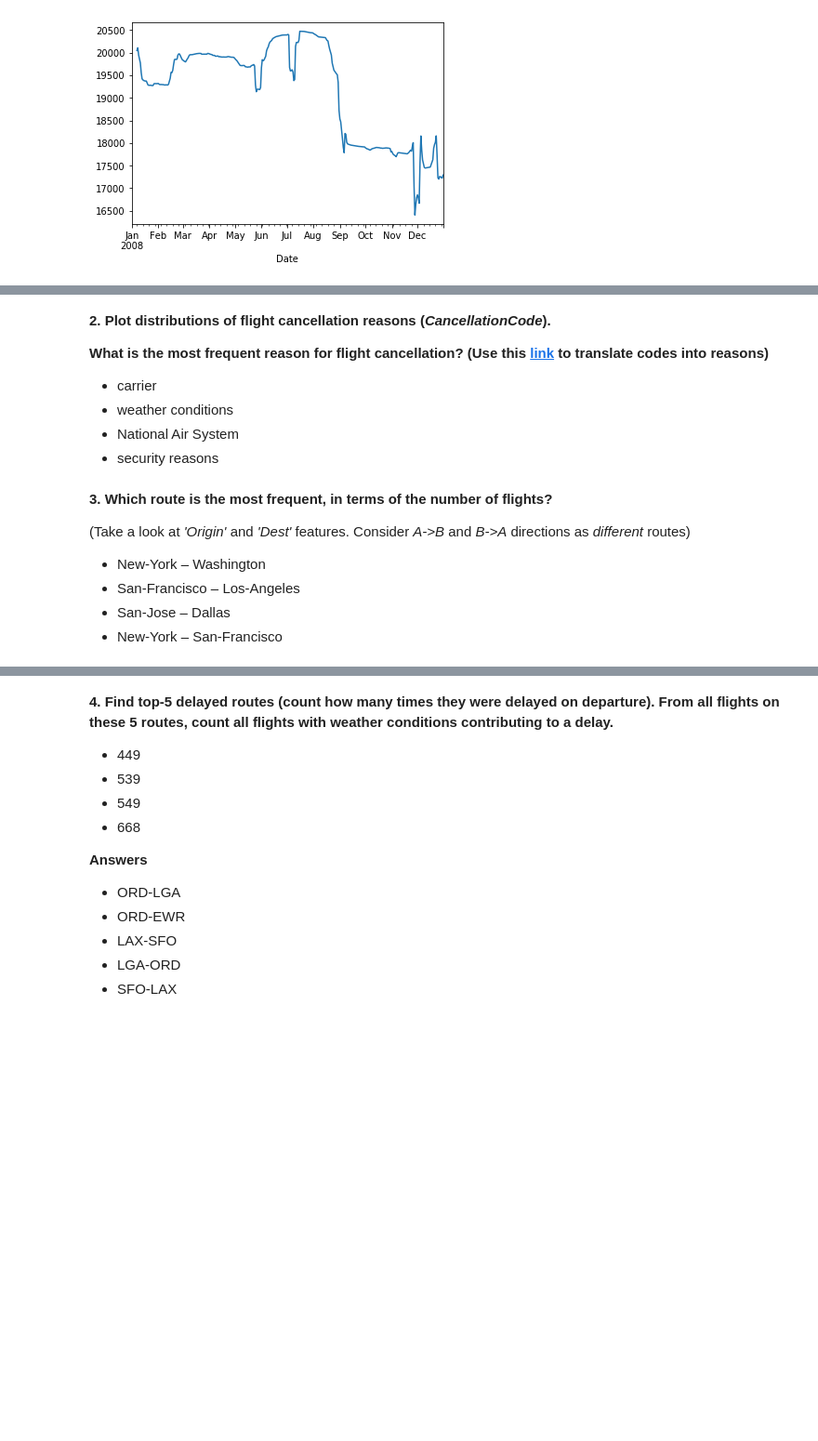
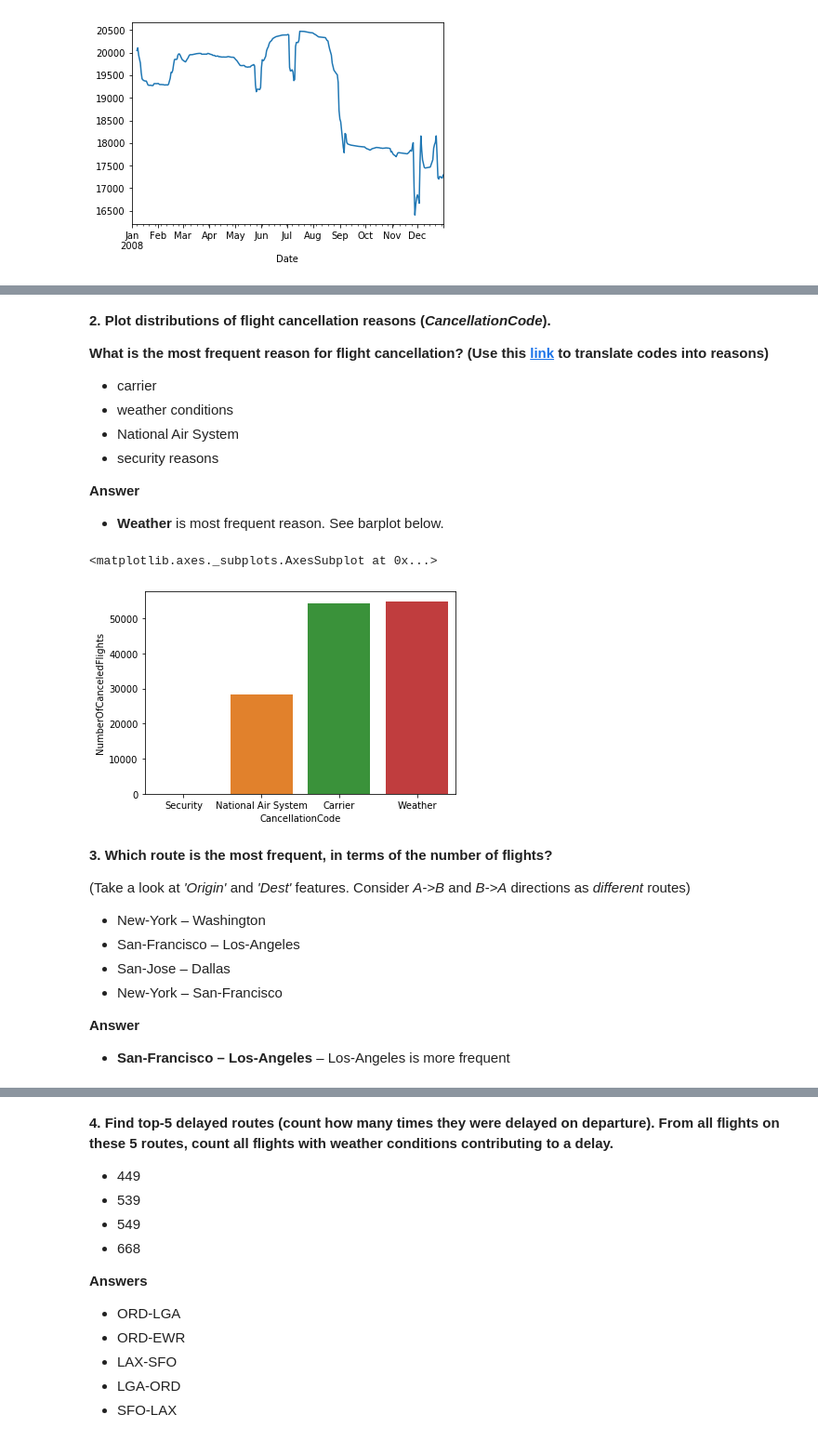
Before and after one commit to Vakterman/mlcourse_dubai, a Jupyter notebook: jupyter_notebooks/Lecture_02_visual_data_analysis/topic-2-visual-data-analysis_ASSIGNMENT.ipynb, the cells around one changed output, grey strips where cells are left out. Shown: that part at 93% size. Cells and saved outputs as stored; diff of their text form; code cells hidden in the pictures; blank space fills up the shorter version.

```diff
--- a/jupyter_notebooks/Lecture_02_visual_data_analysis/topic-2-visual-data-analysis_ASSIGNMENT.ipynb
+++ b/jupyter_notebooks/Lecture_02_visual_data_analysis/topic-2-visual-data-analysis_ASSIGNMENT.ipynb
@@ -241,3 +279,6 @@ num_flights_by_date.rolling(window=7).mean().plot();
 - weather conditions
 - National Air System
 - security reasons
+
+**Answer**
+- <b>Weather</b> is most frequent reason. See barplot below.
@@ -246,3 +285,20 @@ num_flights_by_date.rolling(window=7).mean().plot();
+# %%
+# You code here
+# You code here
+cancelationCodes = {'A':'Carrier','B':'Weather','C'	:'National Air System','D': 'Security' }
+flights_with_known_cancellation_reason = flights_df[flights_df['CancellationCode'].notnull()]
+framed_number_of_canceled_flights = flights_with_known_cancellation_reason.groupby('CancellationCode').size()
+framed_number_of_canceled_flights.sort_values(inplace=True)
+framed_number_of_canceled_flights = framed_number_of_canceled_flights.to_frame()
+framed_number_of_canceled_flights.columns = ['NumberOfCanceledFlights']
+framed_number_of_canceled_flights['CancellationCode'] = framed_number_of_canceled_flights.index
+framed_number_of_canceled_flights['CancellationCode'] = framed_number_of_canceled_flights['CancellationCode'].map(cancelationCodes)
+
+
+sns.barplot(x='CancellationCode', y='NumberOfCanceledFlights', data=framed_number_of_canceled_flights)
+# %% [output]
+<matplotlib.axes._subplots.AxesSubplot at 0x...>
+[figure, added]
 # %% [markdown]
 **3. Which route is the most frequent, in terms of the number of flights?**
 
@@ -252,3 +308,6 @@ num_flights_by_date.rolling(window=7).mean().plot();
  - San-Francisco – Los-Angeles
  - San-Jose – Dallas
  - New-York – San-Francisco
+
+**Answer**
+ - <b>San-Francisco – Los-Angeles </b> – Los-Angeles is more frequent
```
Also changed, not shown: parts of 10 cells of this notebook.
